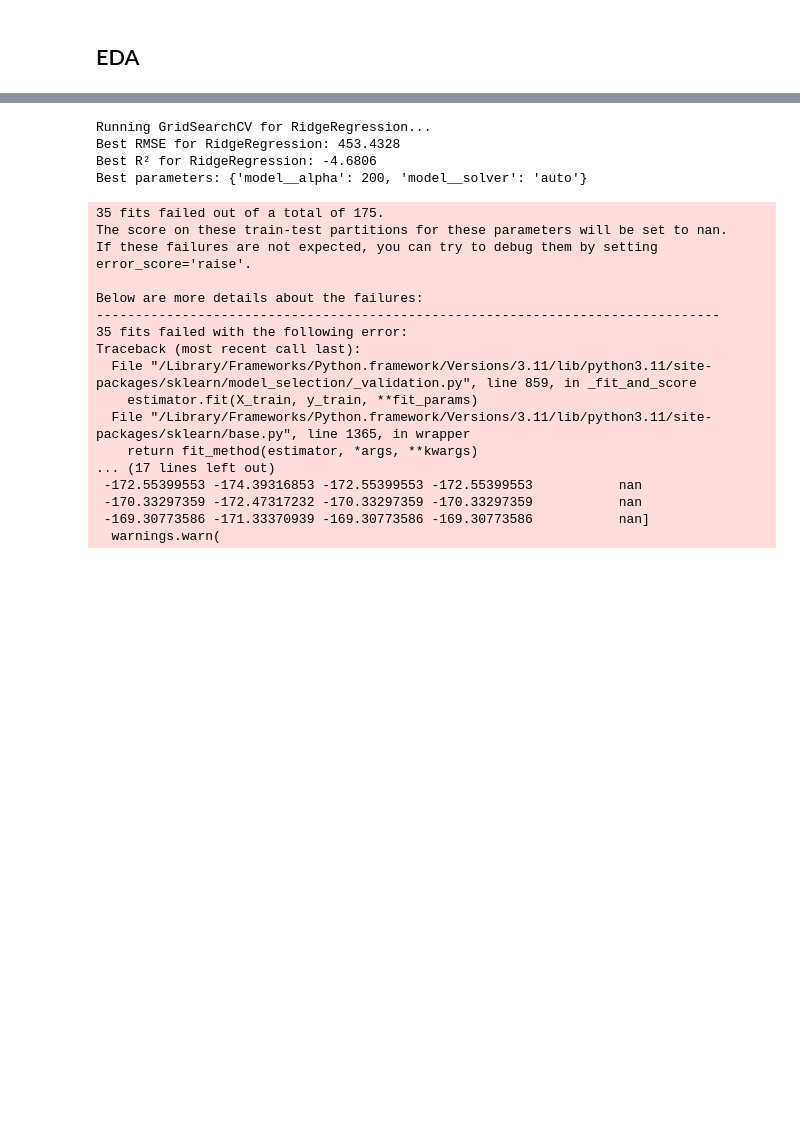
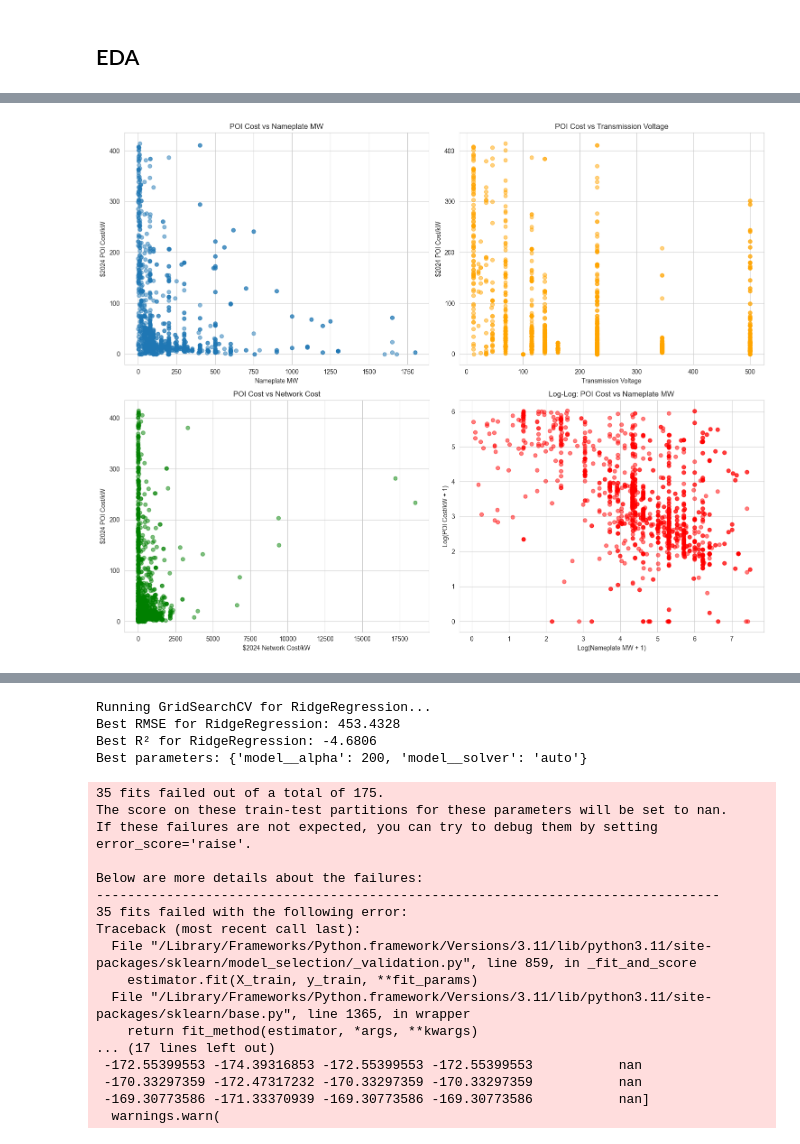
Before and after one commit to cloover7/interconnection-queue-predictions, a Jupyter notebook: interconnection_costs.ipynb, the cells around one changed output, grey strips where cells are left out. Cells and saved outputs as stored; diff of their text form; code cells hidden in the pictures; blank space fills up the shorter version.

```diff
--- a/interconnection_costs.ipynb
+++ b/interconnection_costs.ipynb
@@ -107,0 +245,32 @@ print(mse)
+# %%
+##Numerical Features
+fig, axes = plt.subplots(2, 2, figsize=(15, 12))
+
+# POI Cost vs Nameplate MW
+axes[0, 0].scatter(df['Nameplate MW'], df['$2024 POI Cost/kW'], alpha=0.5)
+axes[0, 0].set_xlabel('Nameplate MW')
+axes[0, 0].set_ylabel('$2024 POI Cost/kW')
+axes[0, 0].set_title('POI Cost vs Nameplate MW')
+
+# POI Cost vs Transmission Voltage
+axes[0, 1].scatter(df['Transmission Voltage'], df['$2024 POI Cost/kW'], alpha=0.5, color='orange')
+axes[0, 1].set_xlabel('Transmission Voltage')
+axes[0, 1].set_ylabel('$2024 POI Cost/kW')
+axes[0, 1].set_title('POI Cost vs Transmission Voltage')
+
+# POI Cost vs Network Cost
+axes[1, 0].scatter(df['$2024 Network Cost/kW'], df['$2024 POI Cost/kW'], alpha=0.5, color='green')
+axes[1, 0].set_xlabel('$2024 Network Cost/kW')
+axes[1, 0].set_ylabel('$2024 POI Cost/kW')
+axes[1, 0].set_title('POI Cost vs Network Cost')
+
+# Log-log plot for Nameplate MW (often shows clearer relationship)
+axes[1, 1].scatter(np.log1p(df['Nameplate MW']), np.log1p(df['$2024 POI Cost/kW']), alpha=0.5, color='red')
+axes[1, 1].set_xlabel('Log(Nameplate MW + 1)')
+axes[1, 1].set_ylabel('Log(POI Cost/kW + 1)')
+axes[1, 1].set_title('Log-Log: POI Cost vs Nameplate MW')
+
+plt.tight_layout()
+plt.show()
+# %% [output]
+[figure, added]
```
Also changed, not shown: parts of 25 cells of this notebook.
